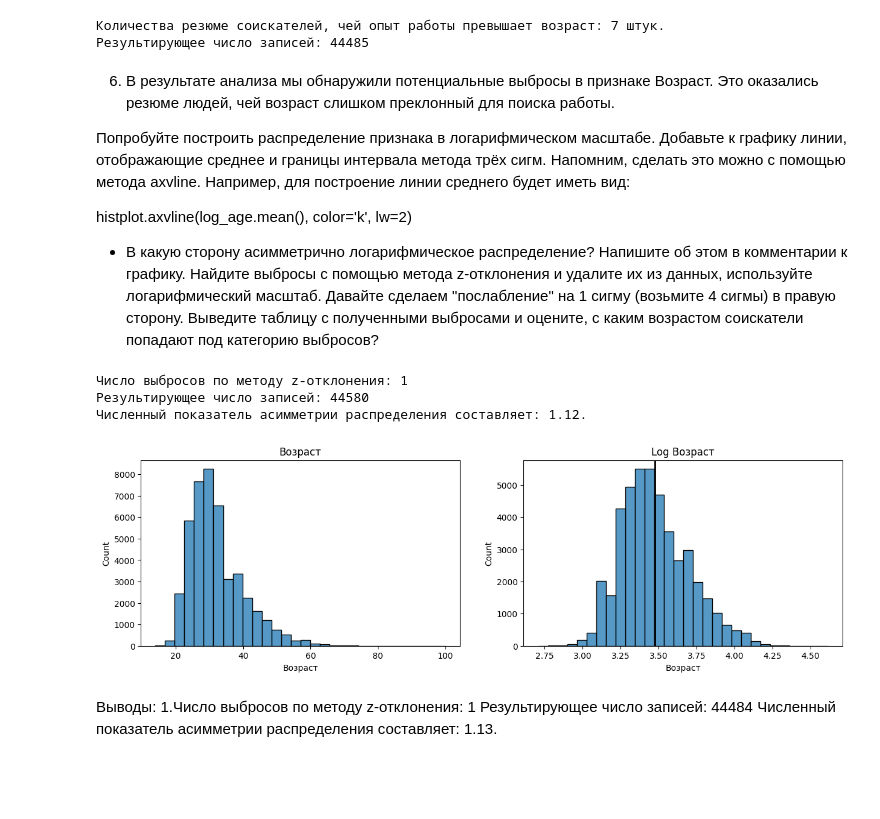
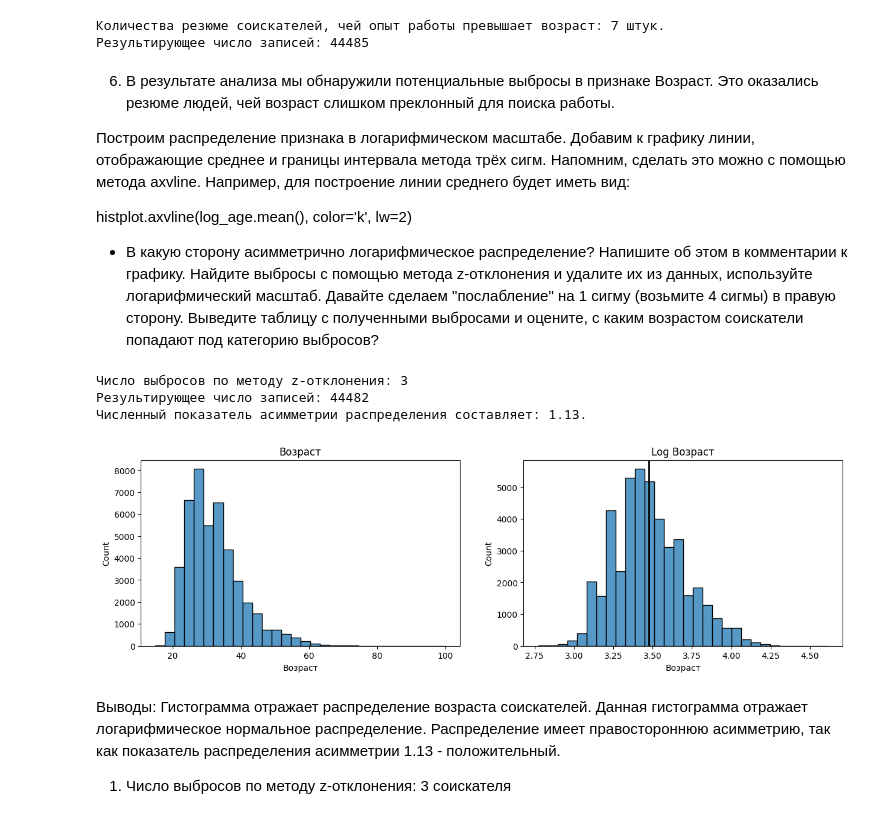
Before and after one commit to Tatiana-Davydova/sf_data_science, a Jupyter notebook: Skillfactory/PROJECT_1/hh_review.ipynb, the cells around one changed output. Drawn from its saved outputs; the diff is of its cells as text; code cells hidden in the pictures; blank space fills up the shorter version.

```diff
--- a/Skillfactory/PROJECT_1/hh_review.ipynb
+++ b/Skillfactory/PROJECT_1/hh_review.ipynb
@@ -287,7 +287,7 @@ def get_city(arg):
     elif 'Санкт-Петербург' in arg:
         return 'Санкт-Петербург'
     elif arg in million_cities:
-        return 'город-милионник'
+        return 'город-миллионник'
     else:
         return 'другие'
 
@@ -1062,7 +1099,7 @@ print(f'Результирующее число записей: {hh_dedupped.sha
 # %% [markdown]
 6. В результате анализа мы обнаружили потенциальные выбросы в признаке Возраст. Это оказались резюме людей, чей возраст слишком преклонный для поиска работы.
 
-Попробуйте построить распределение признака в логарифмическом масштабе. Добавьте к графику линии, отображающие среднее и границы интервала метода трёх сигм. Напомним, сделать это можно с помощью метода axvline. Например, для построение линии среднего будет иметь вид:
+Построим распределение признака в логарифмическом масштабе. Добавим к графику линии, отображающие среднее и границы интервала метода трёх сигм. Напомним, сделать это можно с помощью метода axvline. Например, для построение линии среднего будет иметь вид:
 
 histplot.axvline(log_age.mean(), color='k', lw=2)
 
@@ -1075,41 +1112,44 @@ histplot = sns.histplot(hh_dedupped['Возраст'], bins=30, ax=axes[0])
 histplot.set_title('Возраст')
 
 #гистограмма в логарифмическом масштабе
 log_age= np.log(hh_dedupped['Возраст']+1)
 histplot = sns.histplot(log_age , bins=30, ax=axes[1])
 histplot.set_title('Log Возраст')
 
 # построение линии среднего
 histplot.axvline(log_age.mean(), color='k', lw=2)
 
-def outliers_z_score(data, feature, log_scale=False, bias=0, left=4, right=4):
+# Функция для нахождения выбросов с помощью метода z-отклонения и удалим их из данных
+def outliers_z_score(data, feature, log_scale=False, bias=0, left=3, right=4):
     if log_scale:
         x = np.log(data[feature]+bias)
     else:
         x = data[feature]
     mu = x.mean()
     sigma = x.std()
     lower_bound = mu - left * sigma
     upper_bound = mu + right * sigma
     outliers = data[(x < lower_bound) | (x > upper_bound)]
     cleaned = data[(x > lower_bound) & (x < upper_bound)]
     return outliers, cleaned
 
-outliers, cleaned = outliers_z_score(hh_dedupped, 'Возраст', left=4, right=4, bias=0, log_scale=True)
+# применение функции
+outliers, cleaned = outliers_z_score(hh_dedupped, 'Возраст', left=3, right=4, bias=0, log_scale=True)
 print(f'Число выбросов по методу z-отклонения: {outliers.shape[0]}')
 print(f'Результирующее число записей: {cleaned.shape[0]}')
 
+# Расчет показателя асимметрии
 assimetria_age = np.round(hh_dedupped['Возраст'].skew(), decimals = 2)
 print(f'Численный показатель асимметрии распределения составляет: {assimetria_age}.')
 
 hh_dataframe = cleaned
 # %% [output]
-Число выбросов по методу z-отклонения: 1
-Результирующее число записей: 44580
-Численный показатель асимметрии распределения составляет: 1.12.
+Число выбросов по методу z-отклонения: 3
+Результирующее число записей: 44482
+Численный показатель асимметрии распределения составляет: 1.13.
-[figure, old version]
+[figure, new version]
-# %% [markdown]
-Выводы:
-1.Число выбросов по методу z-отклонения: 1
-Результирующее число записей: 44484
-Численный показатель асимметрии распределения составляет: 1.13.
+# %% [markdown]
+Выводы:
+Гистограмма отражает распределение возраста соискателей. Данная гистограмма отражает логарифмическое нормальное распределение. Распределение имеет правостороннюю асимметрию, так как показатель распределения асимметрии 1.13 - положительный.
+
+1. Число выбросов по методу z-отклонения: 3 соискателя
```
Also changed, not shown: parts of 8 cells of this notebook.
